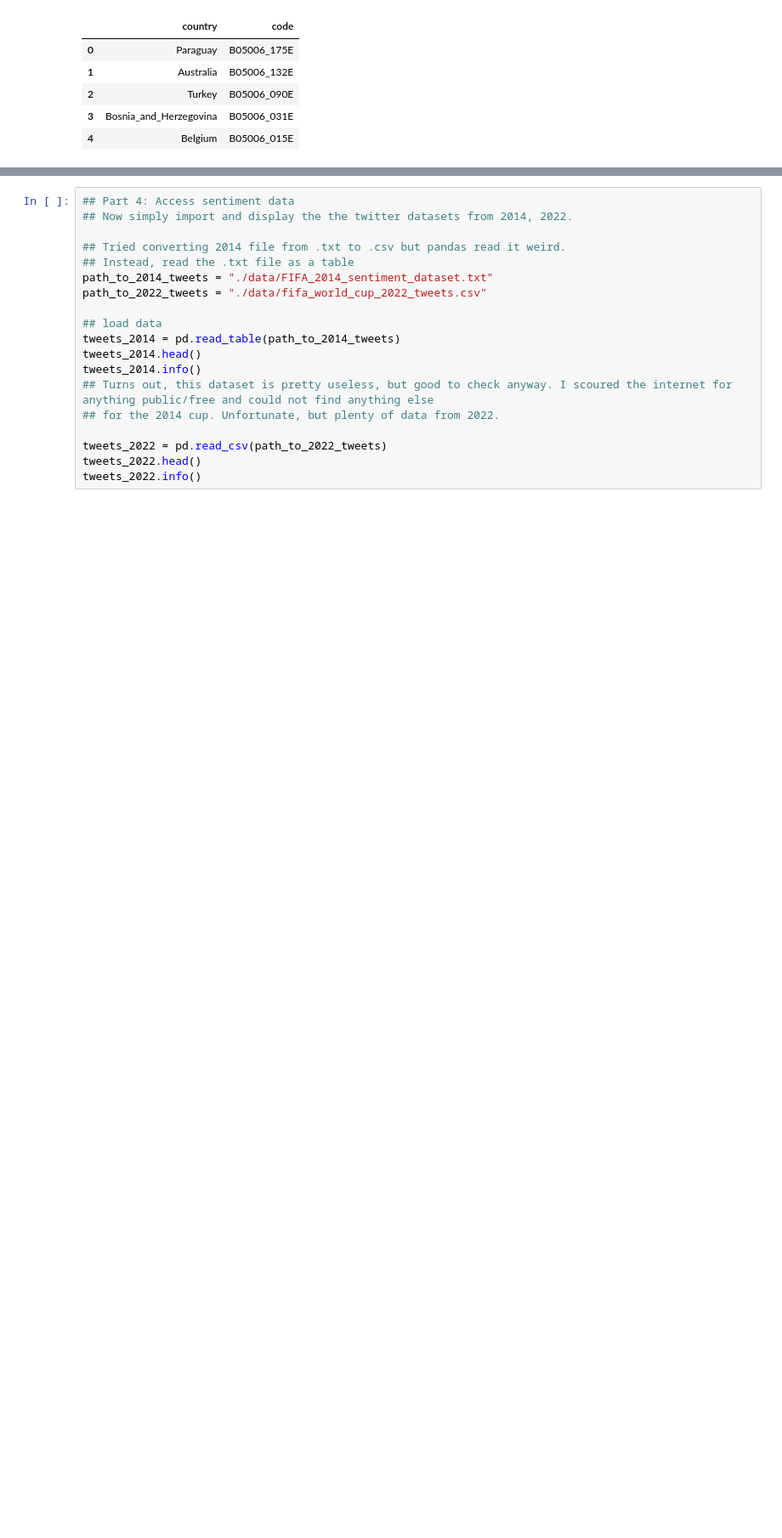
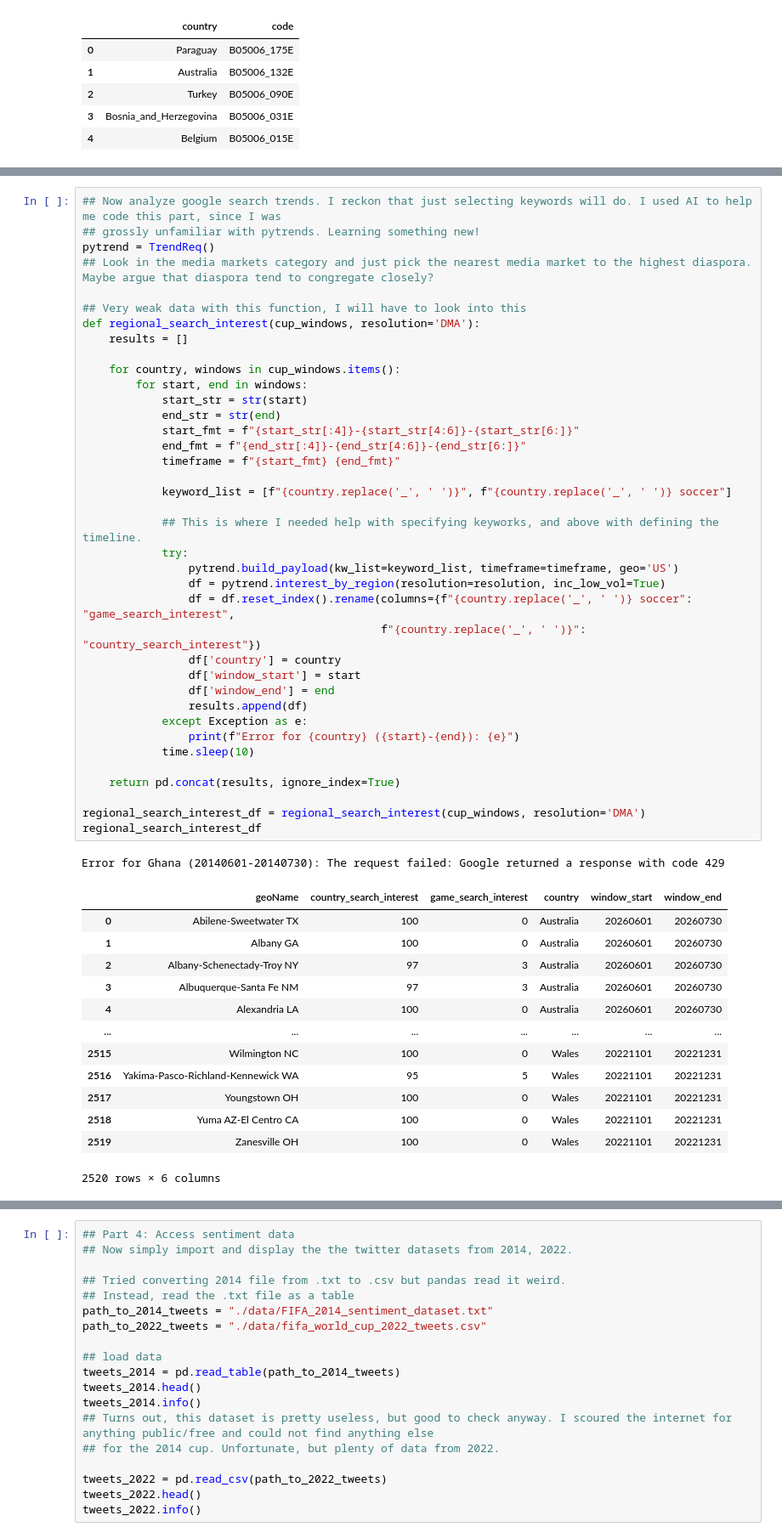
Before and after one commit to loganjeskildsen28/qss20_final_project, a Jupyter notebook: code/0_pull_format_all_api_data.ipynb, the cells around one changed output, grey strips where cells are left out. Shown at 85% size. Saved outputs shown, nothing was run; the diff lists cells and outputs as text; blank space fills up the shorter version.

```diff
--- a/0_pull_format_all_apis.ipynb
+++ b/code/0_pull_format_all_api_data.ipynb
@@ -489,0 +569,53 @@ diasporaFraction(codes_2024, '2024')
+# %%
+## Now analyze google search trends. I reckon that just selecting keywords will do. I used AI to help me code this part, since I was
+## grossly unfamiliar with pytrends. Learning something new!
+pytrend = TrendReq()
+## Look in the media markets category and just pick the nearest media market to the highest diaspora. Maybe argue that diaspora tend to congregate closely?
+
+## Very weak data with this function, I will have to look into this
+def regional_search_interest(cup_windows, resolution='DMA'):
+    results = []
+
+    for country, windows in cup_windows.items():
+        for start, end in windows:
+            start_str = str(start)
+            end_str = str(end)
+            start_fmt = f"{start_str[:4]}-{start_str[4:6]}-{start_str[6:]}"
+            end_fmt = f"{end_str[:4]}-{end_str[4:6]}-{end_str[6:]}"
+            timeframe = f"{start_fmt} {end_fmt}"
+
+            keyword_list = [f"{country.replace('_', ' ')}", f"{country.replace('_', ' ')} soccer"]
+
+            ## This is where I needed help with specifying keyworks, and above with defining the timeline.
+            try:
+                pytrend.build_payload(kw_list=keyword_list, timeframe=timeframe, geo='US')
+                df = pytrend.interest_by_region(resolution=resolution, inc_low_vol=True)
+                df = df.reset_index().rename(columns={f"{country.replace('_', ' ')} soccer": "game_search_interest",
+                                             f"{country.replace('_', ' ')}": "country_search_interest"})
+                df['country'] = country
+                df['window_start'] = start
+                df['window_end'] = end
+                results.append(df)
+            except Exception as e:
+                print(f"Error for {country} ({start}-{end}): {e}")
+            time.sleep(10)
+
+    return pd.concat(results, ignore_index=True)
+
+regional_search_interest_df = regional_search_interest(cup_windows, resolution='DMA')
+regional_search_interest_df
+# %% [output]
+Error for Ghana (20140601-20140730): The request failed: Google returned a response with code 429
+|  | geoName | country_search_interest | game_search_interest | country | window_start | window_end |
+| 0 | Abilene-Sweetwater TX | 100 | 0 | Australia | 20260601 | 20260730 |
+| 1 | Albany GA | 100 | 0 | Australia | 20260601 | 20260730 |
+| 2 | Albany-Schenectady-Troy NY | 97 | 3 | Australia | 20260601 | 20260730 |
+| 3 | Albuquerque-Santa Fe NM | 97 | 3 | Australia | 20260601 | 20260730 |
+| 4 | Alexandria LA | 100 | 0 | Australia | 20260601 | 20260730 |
+| ... | ... | ... | ... | ... | ... | ... |
+| 2515 | Wilmington NC | 100 | 0 | Wales | 20221101 | 20221231 |
+| 2516 | Yakima-Pasco-Richland-Kennewick WA | 95 | 5 | Wales | 20221101 | 20221231 |
+| 2517 | Youngstown OH | 100 | 0 | Wales | 20221101 | 20221231 |
+| 2518 | Yuma AZ-El Centro CA | 100 | 0 | Wales | 20221101 | 20221231 |
+| 2519 | Zanesville OH | 100 | 0 | Wales | 20221101 | 20221231 |
+2520 rows × 6 columns
```
Also changed, not shown: parts of 10 cells of this notebook, 10 other files.
